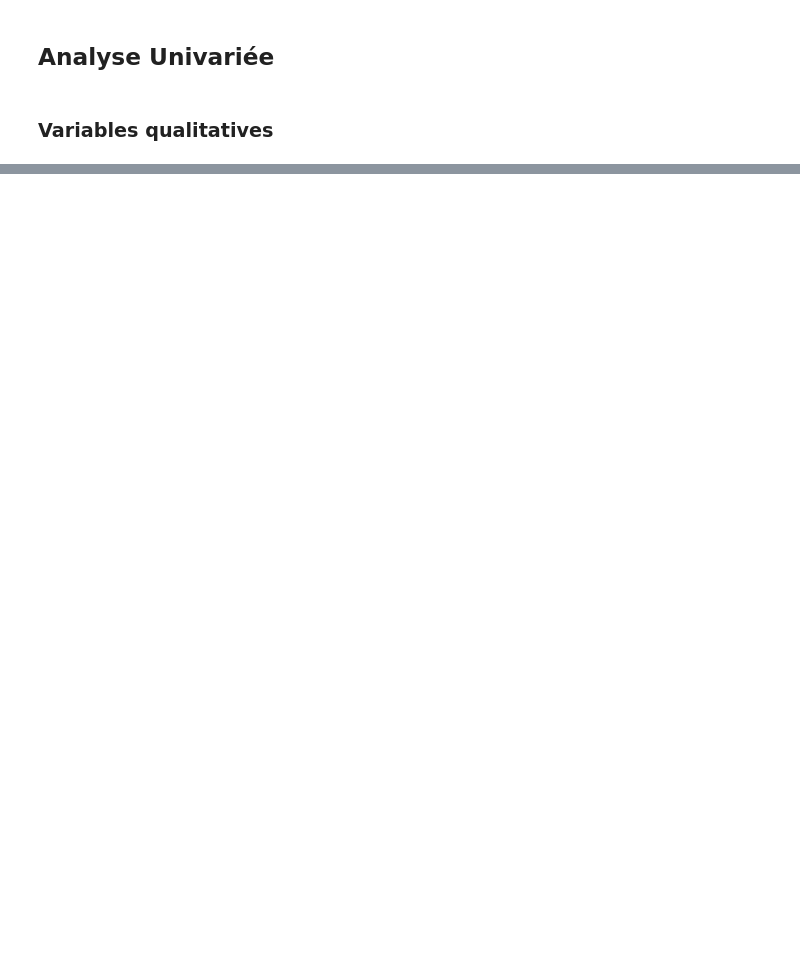
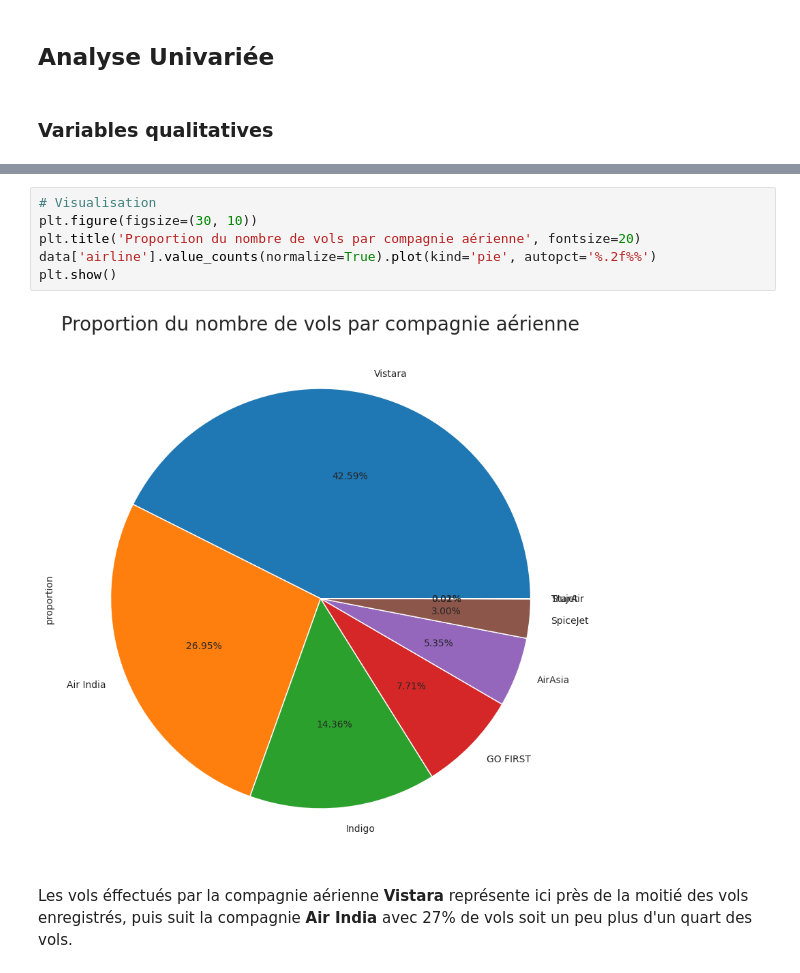
Before and after one commit to chanwinharold/Prevision_du_prix_des_vols, a Jupyter notebook: notebooks/02_exploratory_analysis.ipynb, the cells around one changed output, grey strips where cells are left out. Saved outputs shown, nothing was run; the diff lists cells and outputs as text; blank space fills up the shorter version.

```diff
--- a/notebooks/02_exploratory_analysis.ipynb
+++ b/notebooks/02_exploratory_analysis.ipynb
@@ -43,0 +94,10 @@ memory usage: 22.9+ MB
+# %%
+# Visualisation
+plt.figure(figsize=(30, 10))
+plt.title('Proportion du nombre de vols par compagnie aérienne', fontsize=20)
+data['airline'].value_counts(normalize=True).plot(kind='pie', autopct='%.2f%%')
+plt.show()
+# %% [output]
+[figure, added]
+# %% [markdown]
+Les vols éffectués par la compagnie aérienne **Vistara** représente ici près de la moitié des vols enregistrés, puis suit la compagnie **Air India** avec 27% de vols soit un peu plus d'un quart des vols.
```
Also changed, not shown: parts of 13 cells of this notebook.
